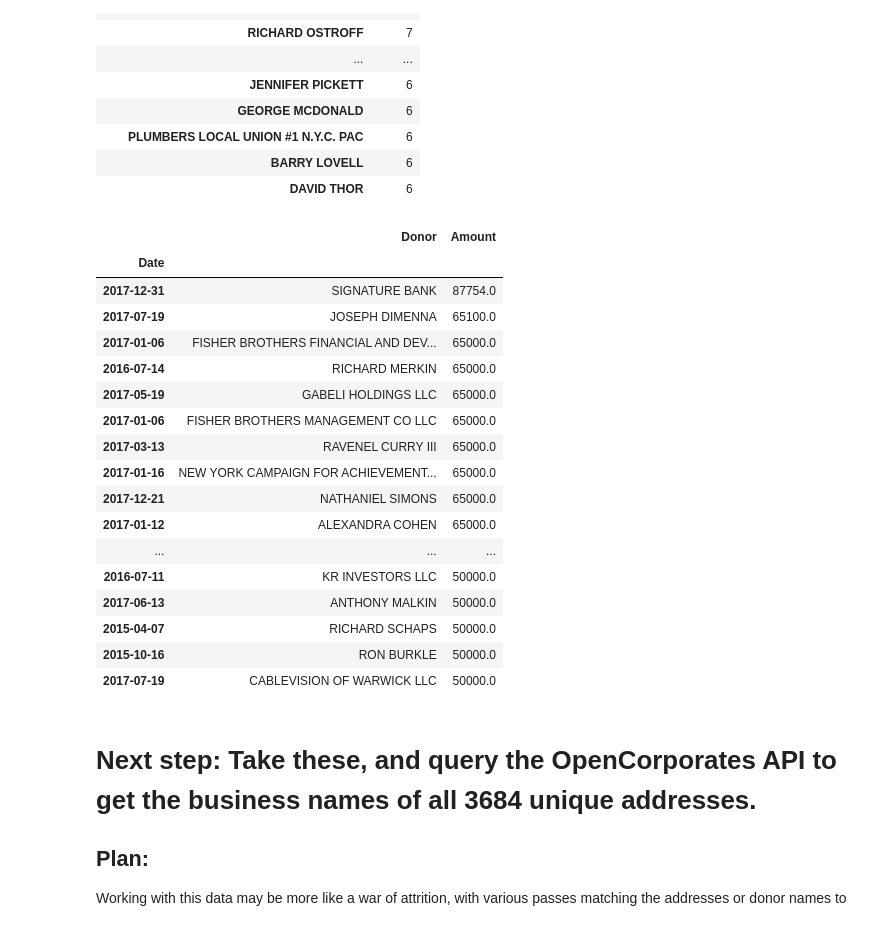
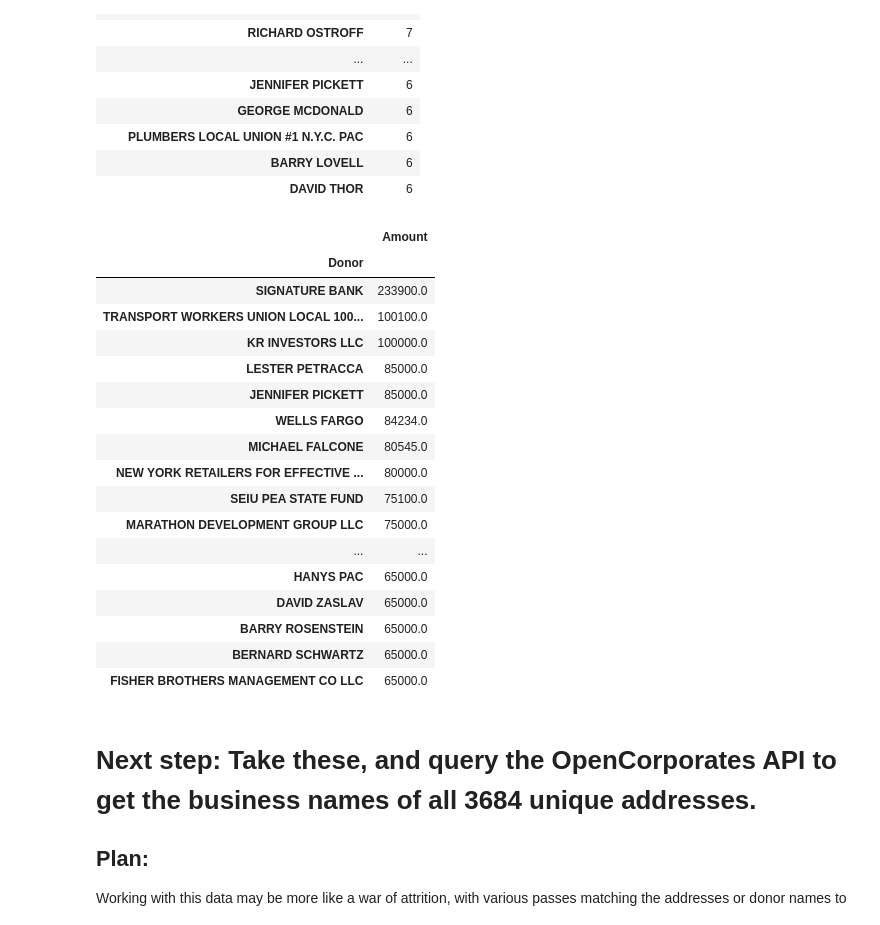
Before and after one commit to kromreig/warchest_cuomo_indy, a Jupyter notebook: Cuomo_Campaign_Finance.ipynb, the cells around one changed output. Drawn from its saved outputs; the diff is of its cells as text; code cells hidden in the pictures.

Commit message:
biggest donors by total dollar amount

```diff
--- a/Cuomo_Campaign_Finance.ipynb
+++ b/Cuomo_Campaign_Finance.ipynb
@@ -104,27 +104,27 @@ df_warchest['Donor'].value_counts().head(25).to_frame()
 | BARRY LOVELL | 6 |
 | DAVID THOR | 6 |
 # %%
-#Who are Cuomo's top individual donors, by dollar amounts they have given?
-df_warchest.sort_values(by='Amount',ascending=False)[['Donor','Amount']].head(50)
+#Who are Cuomo's top individual donors, by sum dollar amounts they have given?
+df_warchest[['Donor','Amount']].groupby('Donor').agg({'Amount': 'sum'}).sort_values(by='Amount',ascending=False).head(50)
 # %% [output]
-|  | Donor | Amount |
-| Date |  |  |
-| 2017-12-31 | SIGNATURE BANK | 87754.0 |
-| 2017-07-19 | JOSEPH DIMENNA | 65100.0 |
-| 2017-01-06 | FISHER BROTHERS FINANCIAL AND DEV... | 65000.0 |
-| 2016-07-14 | RICHARD MERKIN | 65000.0 |
-| 2017-05-19 | GABELI HOLDINGS LLC | 65000.0 |
-| 2017-01-06 | FISHER BROTHERS MANAGEMENT CO LLC | 65000.0 |
-| 2017-03-13 | RAVENEL CURRY III | 65000.0 |
-| 2017-01-16 | NEW YORK CAMPAIGN FOR ACHIEVEMENT... | 65000.0 |
-| 2017-12-21 | NATHANIEL SIMONS | 65000.0 |
-| 2017-01-12 | ALEXANDRA COHEN | 65000.0 |
-| ... | ... | ... |
-| 2016-07-11 | KR INVESTORS LLC | 50000.0 |
-| 2017-06-13 | ANTHONY MALKIN | 50000.0 |
-| 2015-04-07 | RICHARD SCHAPS | 50000.0 |
-| 2015-10-16 | RON BURKLE | 50000.0 |
-| 2017-07-19 | CABLEVISION OF WARWICK LLC | 50000.0 |
+|  | Amount |
+| Donor |  |
+| SIGNATURE BANK | 233900.0 |
+| TRANSPORT WORKERS UNION LOCAL 100... | 100100.0 |
+| KR INVESTORS LLC | 100000.0 |
+| LESTER PETRACCA | 85000.0 |
+| JENNIFER PICKETT | 85000.0 |
+| WELLS FARGO | 84234.0 |
+| MICHAEL FALCONE | 80545.0 |
+| NEW YORK RETAILERS FOR EFFECTIVE ... | 80000.0 |
+| SEIU PEA STATE FUND | 75100.0 |
+| MARATHON DEVELOPMENT GROUP LLC | 75000.0 |
+| ... | ... |
+| HANYS PAC | 65000.0 |
+| DAVID ZASLAV | 65000.0 |
+| BARRY ROSENSTEIN | 65000.0 |
+| BERNARD SCHWARTZ | 65000.0 |
+| FISHER BROTHERS MANAGEMENT CO LLC | 65000.0 |
 # %% [markdown]
 # Next step: Take these, and query the OpenCorporates API to get the business names of all 3684 unique addresses.
 
```
